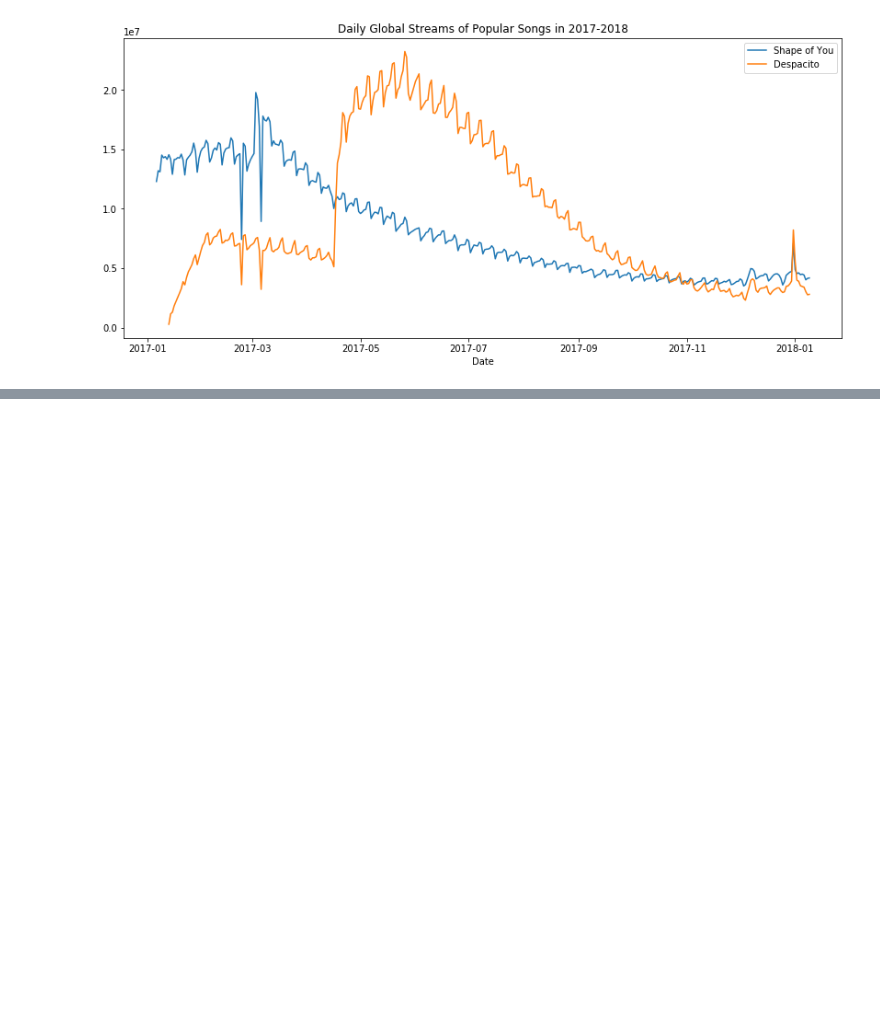
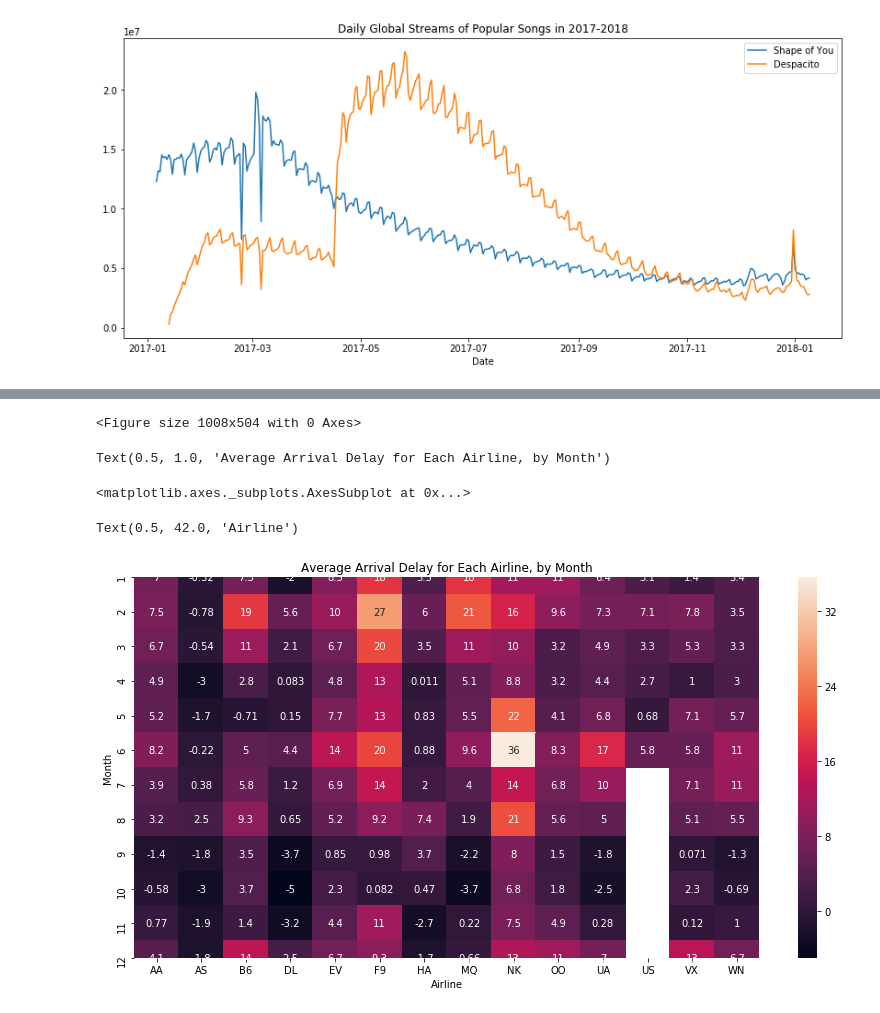
Before and after one commit to Shahid1993/python-learning-notebooks, a Jupyter notebook: Data_Visualization.ipynb, the cells around one changed output, grey strips where cells are left out. Saved outputs shown, nothing was run; the diff lists cells and outputs as text; code cells hidden in the pictures; blank space fills up the shorter version.

```diff
--- a/Data_Visualization.ipynb
+++ b/Data_Visualization.ipynb
@@ -125,0 +172,12 @@ Text(0.5, 0, 'Date')
+# %%
+plt.figure(figsize=(14,7))
+plt.title("Average Arrival Delay for Each Airline, by Month")
+
+sns.heatmap(data=flight_data, annot=True)
+plt.xlabel("Airline")
+# %% [output]
+<Figure size 1008x504 with 0 Axes>
+Text(0.5, 1.0, 'Average Arrival Delay for Each Airline, by Month')
+<matplotlib.axes._subplots.AxesSubplot at 0x...>
+Text(0.5, 42.0, 'Airline')
+[figure, added]
```
Also changed, not shown: parts of 8 cells of this notebook, 1 other file.
